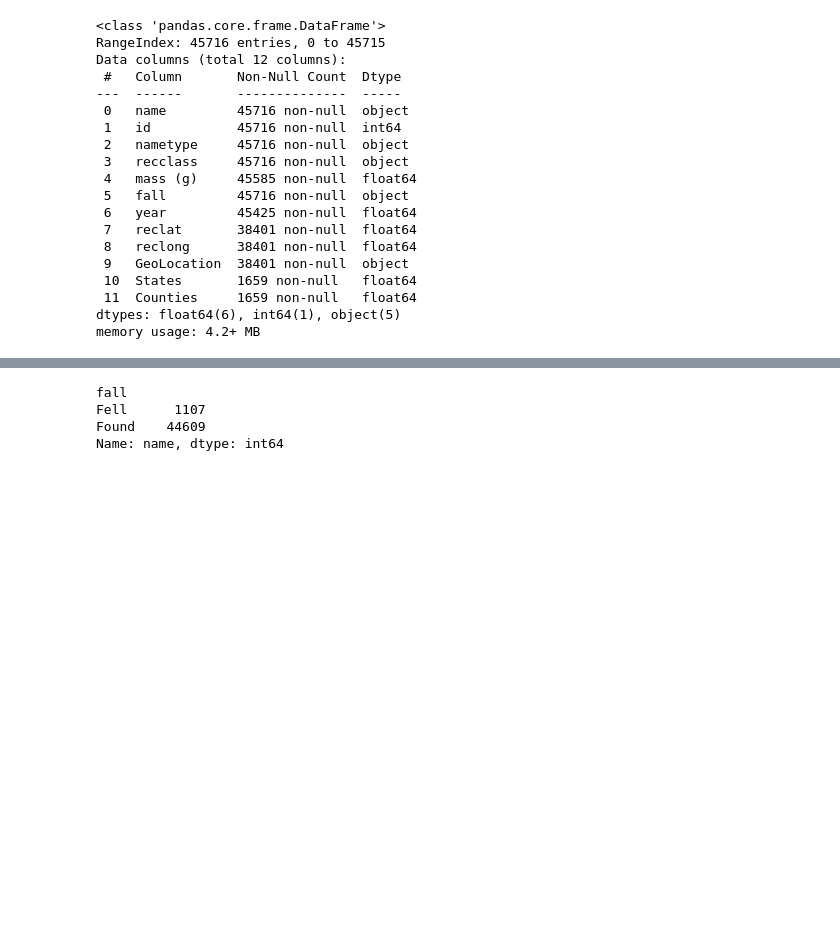
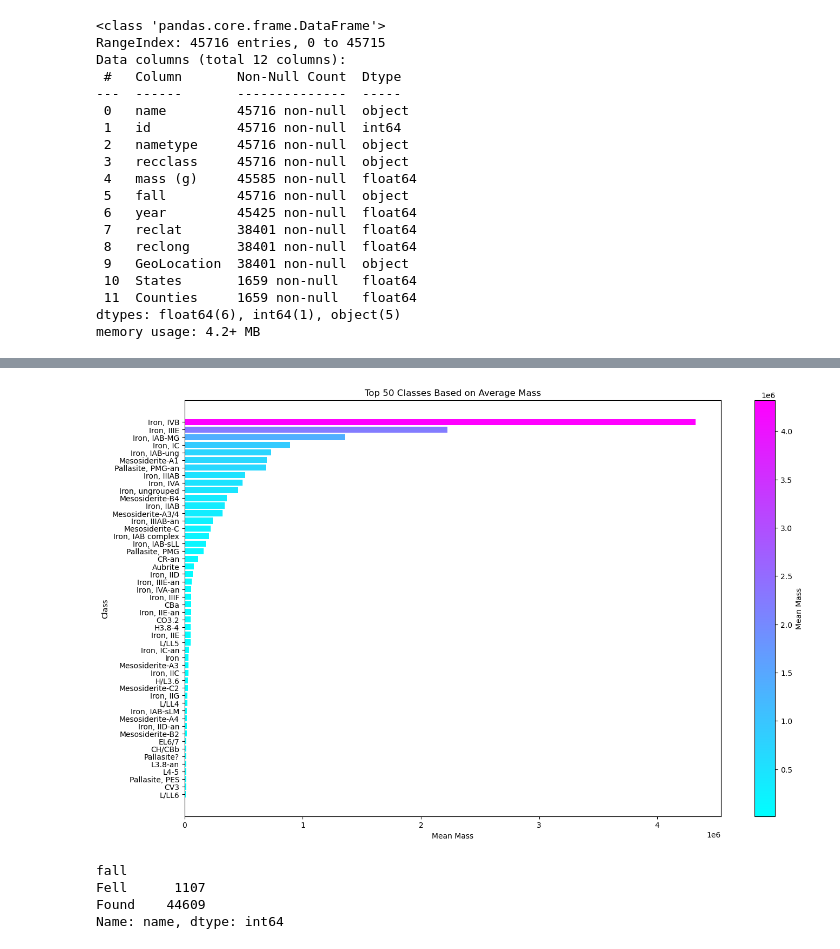
Before and after one commit to eholtgrieve/Meteorite_Landing_Analysis_Project, a Jupyter notebook: meteorite_landings_project.ipynb, the cells around one changed output, grey strips where cells are left out. Cells and saved outputs as stored; diff of their text form; code cells hidden in the pictures; blank space fills up the shorter version.

```diff
--- a/meteorite_landings_project.ipynb
+++ b/meteorite_landings_project.ipynb
@@ -107,3 +147,25 @@ mass_df.head()
+# %%
+#graph for average mass for the top 50 heaviest classes
+class_mean_mass = mass_df.groupby('class')['mass'].mean().reset_index()
+top_50_classes = class_mean_mass.nlargest(50, 'mass')
+
+plt.figure(figsize=(16, 10))
+norm = Normalize(vmin=top_50_classes['mass'].min(), vmax=top_50_classes['mass'].max())
+colors = plt.cm.cool(norm(top_50_classes['mass']))
+
+
+bars = plt.barh(top_50_classes['class'], top_50_classes['mass'], color=colors)
+cbar = plt.colorbar(plt.cm.ScalarMappable(cmap='cool', norm=norm), orientation='vertical')
+cbar.set_label('Mean Mass')
+
+plt.xlabel('Mean Mass')
+plt.ylabel('Class')
+plt.title('Top 50 Classes Based on Average Mass')
+
+plt.gca().invert_yaxis()
+plt.show()
+# %% [output]
+[figure, added]
 # %%
 #finding counts for total meteorites found vs fell
 fall_count = meteorite_df2.groupby("fall")
```
Also changed, not shown: parts of 14 cells of this notebook.
